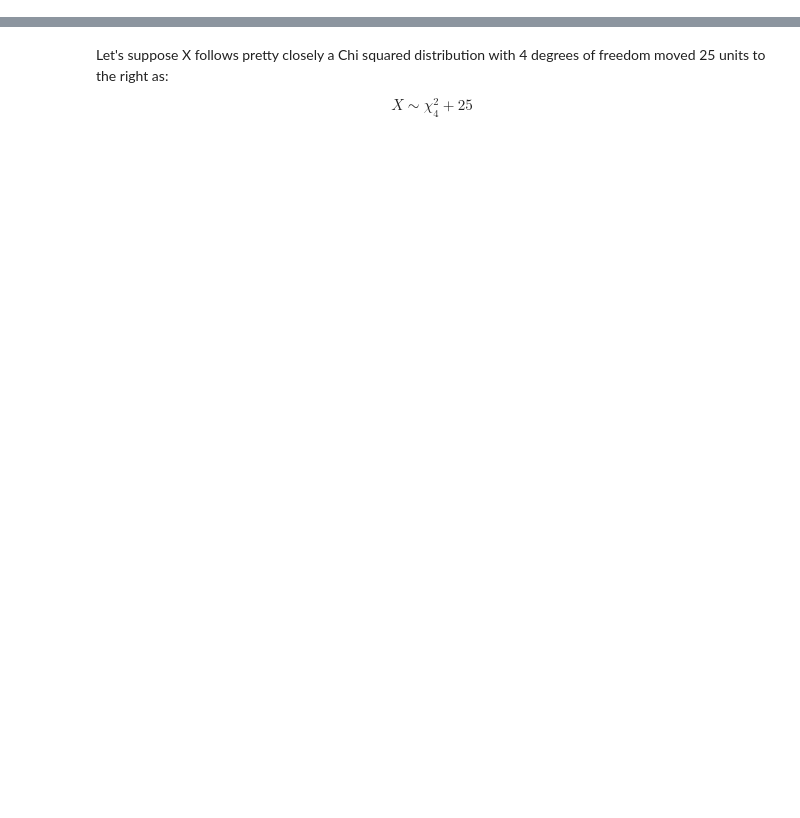
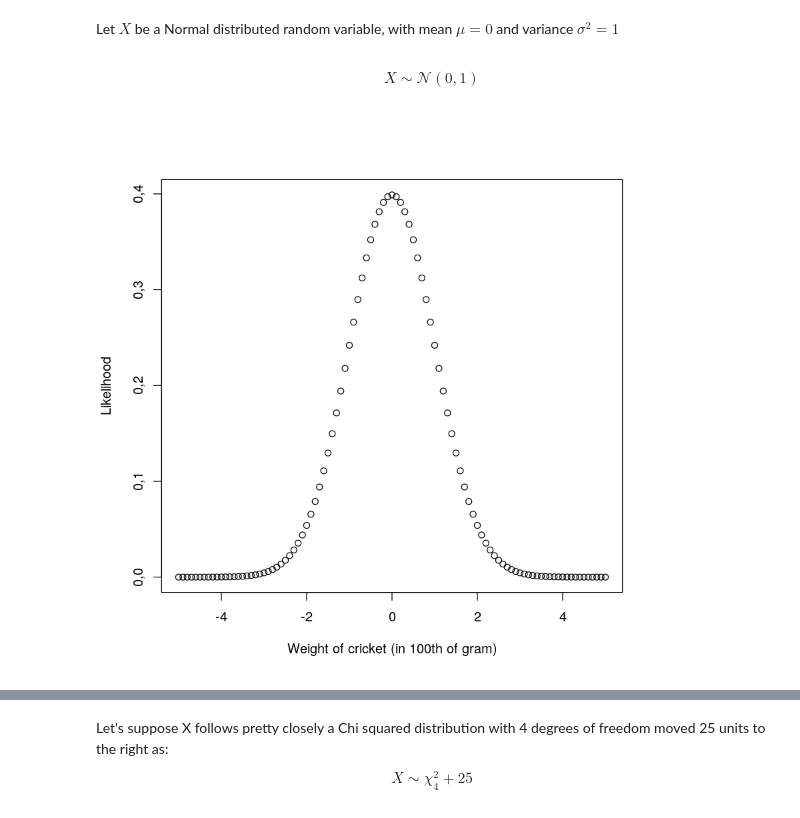
Before and after one commit to LecJackS/Probabilidades-y-Estadistica-2019-2doC, a Jupyter notebook: Likelihood.ipynb, the cells around one changed output, grey strips where cells are left out. Drawn from its saved outputs; the diff is of its cells as text; code cells hidden in the pictures; blank space fills up the shorter version.

```diff
--- a/Likelihood.ipynb
+++ b/Likelihood.ipynb
@@ -0,0 +1,4 @@
+# %% [markdown]
+Let $X$ be a Normal distributed random variable, with mean $\mu = 0$ and variance $\sigma^2 = 1$
+# %% [markdown]
+$$X \sim \mathcal N(0,1)$$
@@ -0,0 +8,9 @@
+# %%
+grid <- seq(-5, 5, 0.1)
+likelihood <- dnorm(grid, mean=0, sd=1)
+
+plot(grid, likelihood,
+     xlab='Weight of cricket (in 100th of gram)',
+     ylab='Likelihood')
+# %% [output]
+[figure, added]
```
Also changed, not shown: parts of 7 cells of this notebook.
